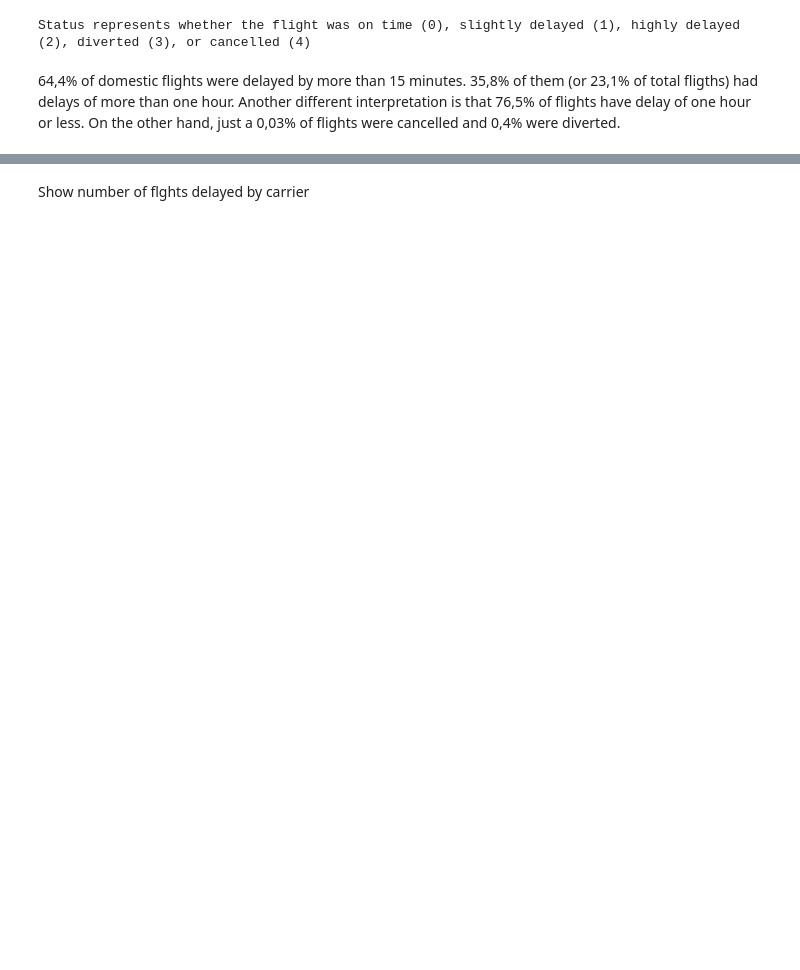
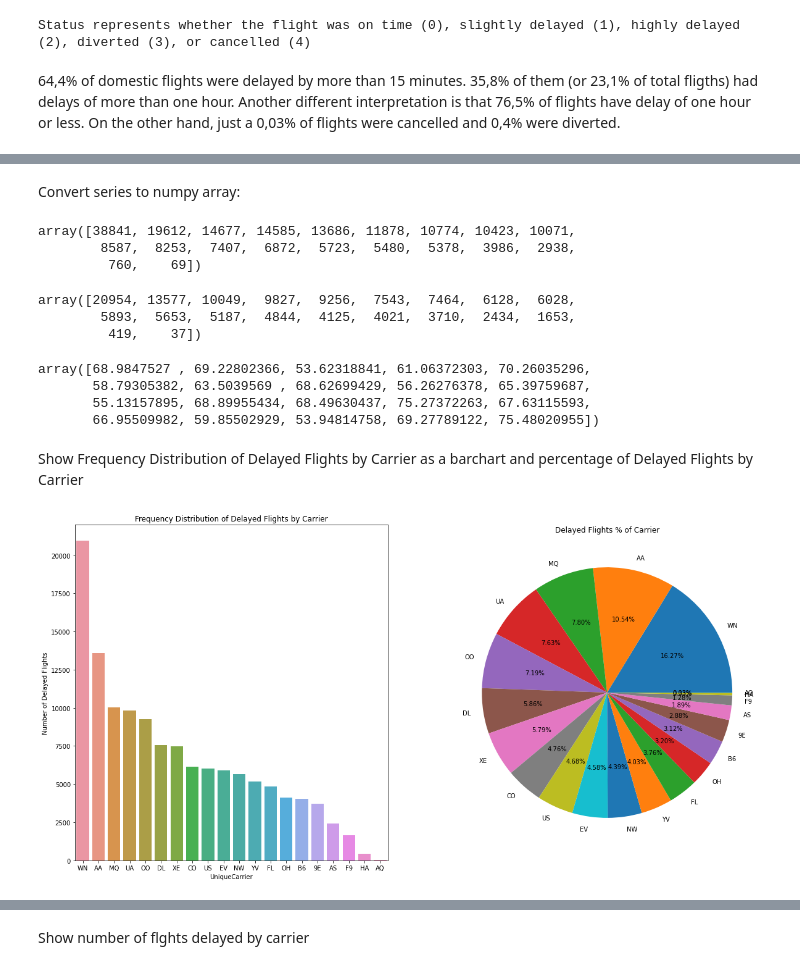
Before and after one commit to ddenebb/programacio_numerica, a Jupyter notebook: Tasca_M3_T02.ipynb, the cells around one changed output, grey strips where cells are left out. Cells and saved outputs as stored; diff of their text form; code cells hidden in the pictures; blank space fills up the shorter version.

```diff
--- a/Tasca_M3_T02.ipynb
+++ b/Tasca_M3_T02.ipynb
@@ -374,0 +389,34 @@ Display plot showing average delay by month
+# %% [markdown]
+Convert series to numpy array:
+# %%
+flights_scheduled_by_carrier_count.to_numpy()
+# %% [output]
+array([38841, 19612, 14677, 14585, 13686, 11878, 10774, 10423, 10071,
+        8587,  8253,  7407,  6872,  5723,  5480,  5378,  3986,  2938,
+         760,    69])
+# %%
+delayed_flights_by_carrier_count.to_numpy()
+# %% [output]
+array([20954, 13577, 10049,  9827,  9256,  7543,  7464,  6128,  6028,
+        5893,  5653,  5187,  4844,  4125,  4021,  3710,  2434,  1653,
+         419,    37])
+# %%
+percentage_of_delayed_flights_by_carrier.to_numpy()
+# %% [output]
+array([68.9847527 , 69.22802366, 53.62318841, 61.06372303, 70.26035296,
+       58.79305382, 63.5039569 , 68.62699429, 56.26276378, 65.39759687,
+       55.13157895, 68.89955434, 68.49630437, 75.27372263, 67.63115593,
+       66.95509982, 59.85502929, 53.94814758, 69.27789122, 75.48020955])
+# %% [markdown]
+Show Frequency Distribution of Delayed Flights by Carrier as a barchart and percentage of Delayed Flights by Carrier
+# %%
+f,ax=plt.subplots(1,2,figsize=(20,10))
+delayed_flights_by_carrier_count.plot.pie(autopct='%1.2f%%',ax=ax[1],shadow=False)
+ax[1].set_title('Delayed Flights % of Carrier')
+ax[1].set_ylabel('')
+sns.countplot('UniqueCarrier',order = delayed_flights_by_carrier_count.index, data=Delayedflights,ax=ax[0])
+ax[0].set_title('Frequency Distribution of Delayed Flights by Carrier')
+ax[0].set_ylabel('Number of Delayed Flights')
+plt.show()
+# %% [output]
+[figure, added]
```
Also changed, not shown: parts of 39 cells of this notebook.
